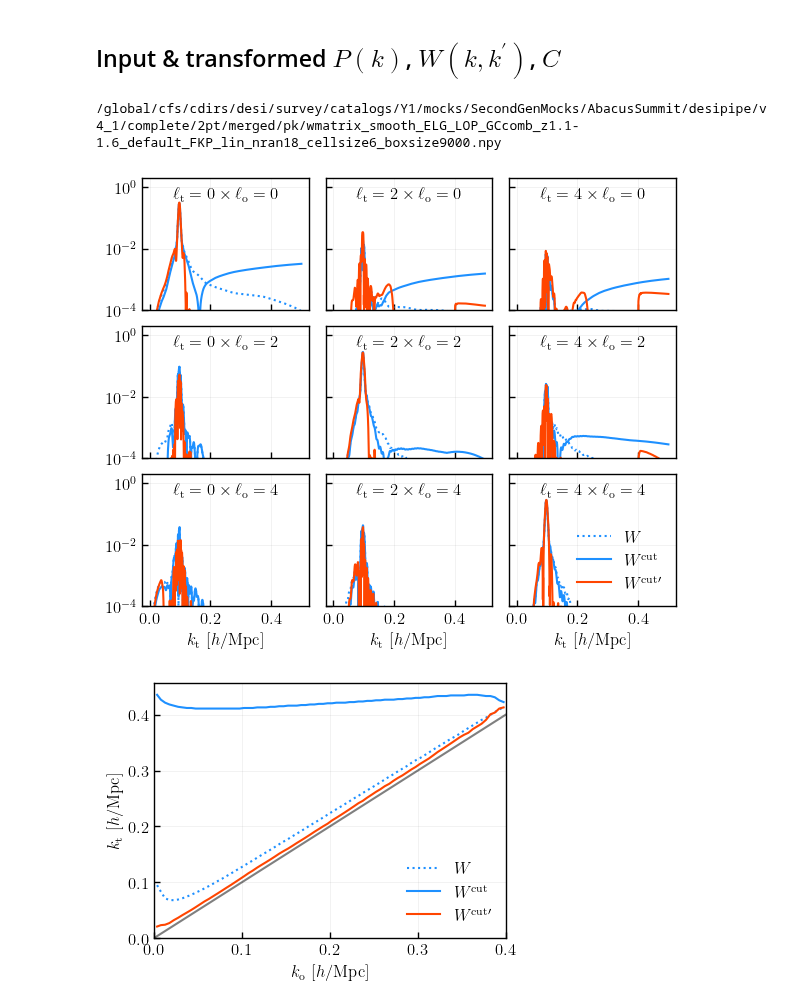
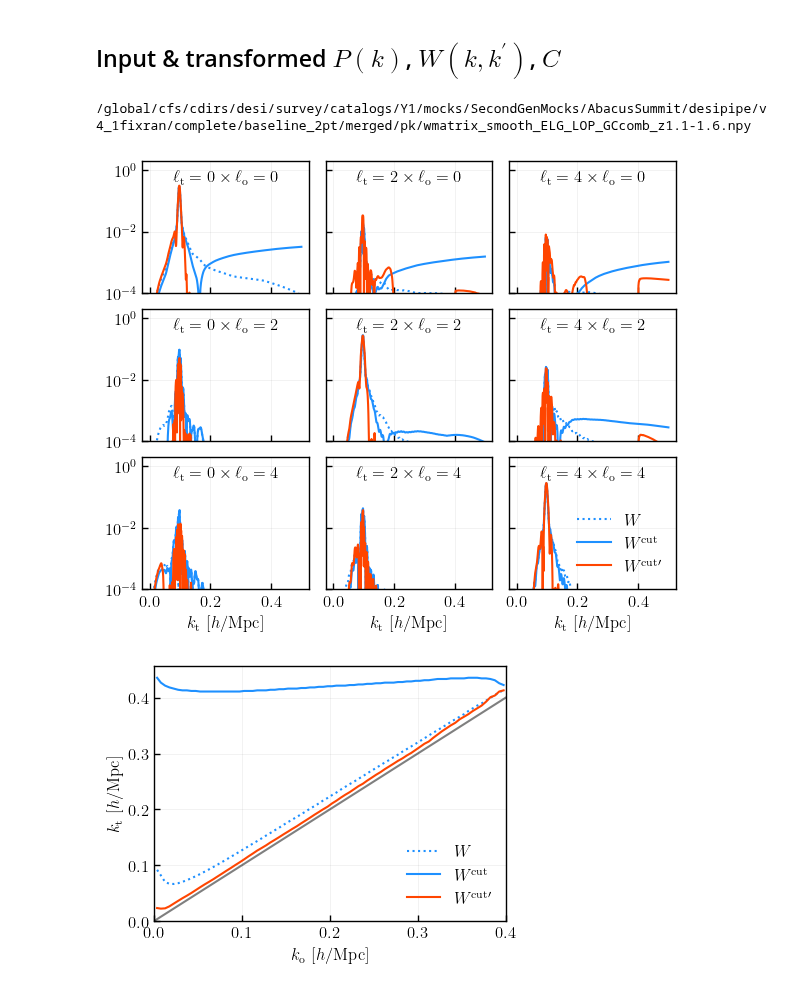
Before and after one commit to mathildepinon/desi-fiber-collisions, a Jupyter notebook: nb/window_rotation.ipynb, the cells around one changed output. Saved outputs shown, nothing was run; the diff lists cells and outputs as text; code cells hidden in the pictures.

```diff
--- a/nb/window_rotation.ipynb
+++ b/nb/window_rotation.ipynb
@@ -22,7 +22,7 @@ plots_dir = '../../plots/'
 # %%
 source = 'desi'
 mockgen = 'second'
-version = 'v4_1'
+version = 'v4_1fixran'
 
 tracer = "ELG_LOPnotqso"
 region = "GCcomb"
@@ -68,13 +68,13 @@ mmatrix = rotatedwm.mmatrix[0] if thetacut else rotatedwm.mmatrix
 data_nocut = get_data(source=source, catalog=mockgen, version=version, tracer=tracer, region=region, completeness=completeness, rpcut=0, thetacut=0, zrange=zrange, kolim=kolim, korebin=korebin, ktmax=ktmax, ktrebin=ktrebin, covtype=covtype)
 wm_nocut = data_nocut['wmatrix']
 # %% [output]
-/global/cfs/cdirs/desi/survey/catalogs/Y1/mocks/SecondGenMocks/AbacusSummit/desipipe/v4_1/complete/2pt/merged/pk/wmatrix_smooth_ELG_LOP_GCcomb_z1.1-1.6_default_FKP_lin_nran18_cellsize6_boxsize9000.npy
+/global/cfs/cdirs/desi/survey/catalogs/Y1/mocks/SecondGenMocks/AbacusSummit/desipipe/v4_1fixran/complete/baseline_2pt/merged/pk/wmatrix_smooth_ELG_LOP_GCcomb_z1.1-1.6.npy
 # %%
 wm_fn = os.path.join(plots_dir, version, 'sculptedwindow_semilogy_{}_{}_{}_{}_{}_{}cut{:.2f}_ells{}_maxsigW{}_maxsigR{}_factordiffell{}_{}cov{}.pdf'.format(tracer, 'complete' if completeness else 'altmtl', region, zrange[0], zrange[1], 'rp' if rpcut else 'theta', max(rpcut, thetacut), ''.join([str(i) for i in ells]), capsigW, capsigR, difflfac, covtype, '_csub' if csub else ''))
-rotatedwm.plot_wmatrix(refwmatrix=wm_nocut.value.T, fn=wm_fn)
+rotatedwm.plot_wmatrix(refwmatrix=wm_nocut.value.T, k=0.1, fn=wm_fn)
 plt.show()
 # %% [output]
-[figure, old version]
+[figure, new version]
 # %%
 compactness_fn = os.path.join(plots_dir, version, 'compacity_0.95_{}_{}_{}_{}_{}_{}cut{:.2f}_maxsigW{}_maxsigR{}_factordiffell{}_{}cov{}.pdf'.format(tracer, 'complete' if completeness else 'altmtl', region, zrange[0], zrange[1], 'rp' if rpcut else 'theta', max(rpcut, thetacut), capsigW, capsigR, difflfac, covtype, '_csub' if csub else ''))
 rotatedwm.plot_compactness(frac=0.95, ells=None, klim=None, refwmatrix=wm_nocut.value.T, fn=compactness_fn)
```
Also changed, not shown: parts of 5 cells of this notebook, 1 other file.
